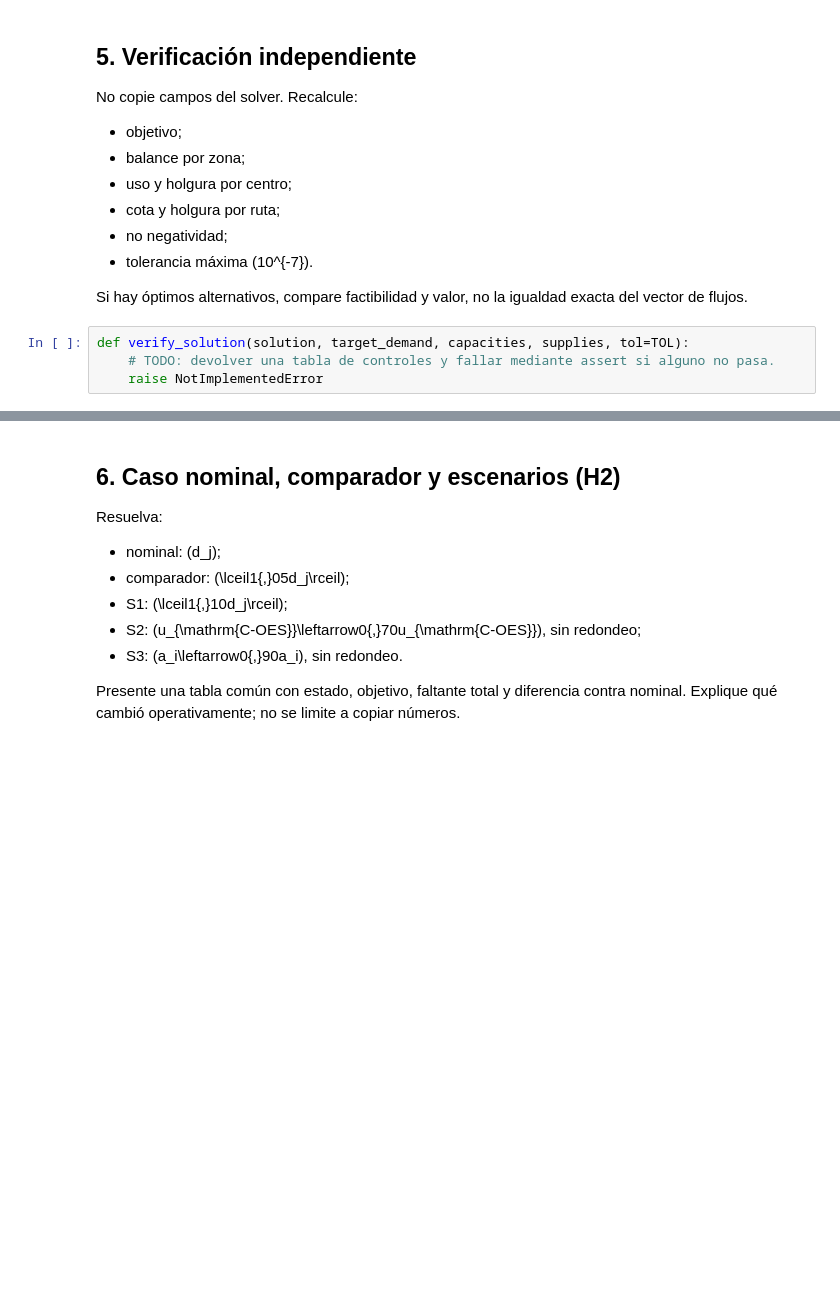
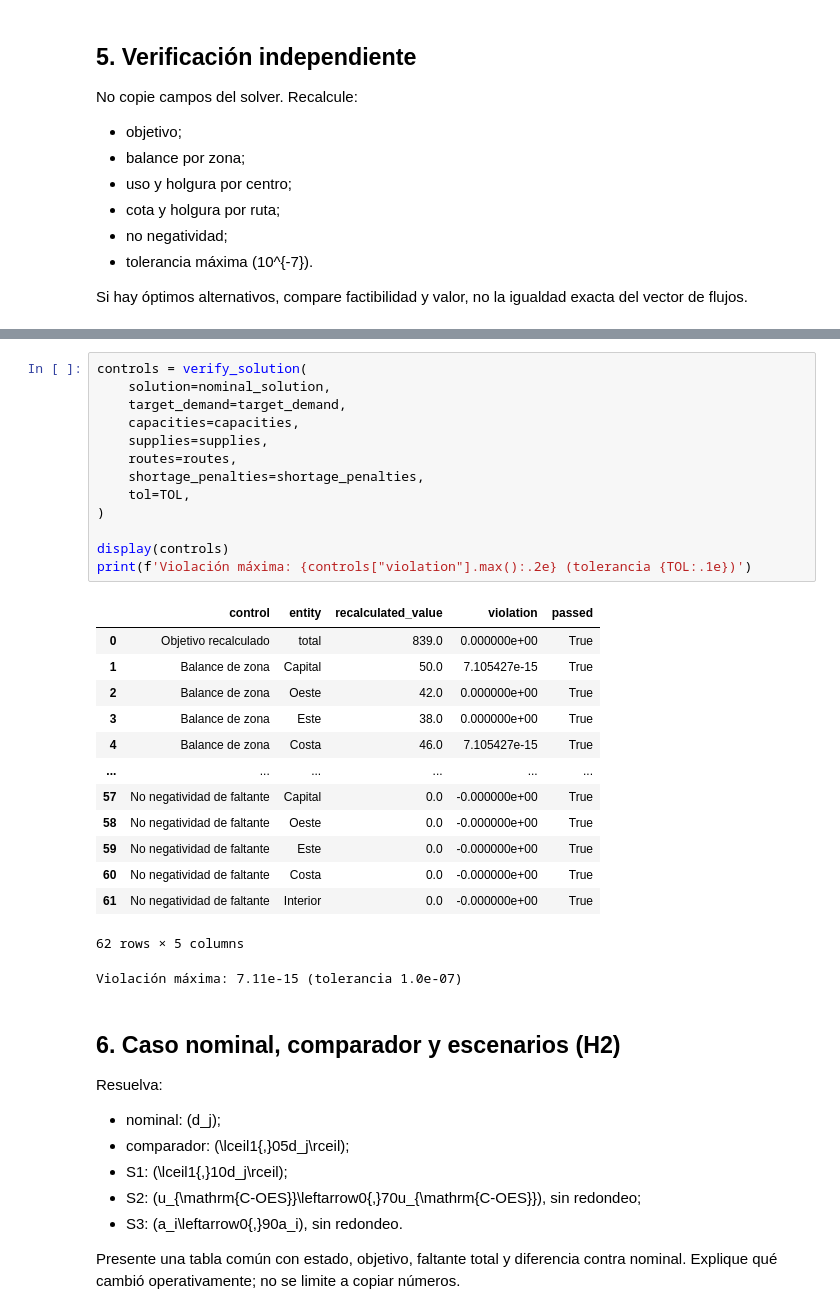
Before and after one commit to Marcodisario/Final-OPIO, a Jupyter notebook: Parte1/part1_primal.ipynb, the cells around one changed output, grey strips where cells are left out. Cells and saved outputs as stored; diff of their text form; blank space fills up the shorter version.

```diff
--- a/Parte1/part1_primal.ipynb
+++ b/Parte1/part1_primal.ipynb
@@ -97,7 +404,3 @@ No copie campos del solver. Recalcule:
 
 Si hay óptimos alternativos, compare factibilidad y valor, no la igualdad exacta
 del vector de flujos.
-# %%
-def verify_solution(solution, target_demand, capacities, supplies, tol=TOL):
-    # TODO: devolver una tabla de controles y fallar mediante assert si alguno no pasa.
-    raise NotImplementedError
@@ -104,3 +468,31 @@ def verify_solution(solution, target_demand, capacities, supplies, tol=TOL):
+# %%
+controls = verify_solution(
+    solution=nominal_solution,
+    target_demand=target_demand,
+    capacities=capacities,
+    supplies=supplies,
+    routes=routes,
+    shortage_penalties=shortage_penalties,
+    tol=TOL,
+)
+
+display(controls)
+print(f'Violación máxima: {controls["violation"].max():.2e} (tolerancia {TOL:.1e})')
+# %% [output]
+|  | control | entity | recalculated_value | violation | passed |
+| 0 | Objetivo recalculado | total | 839.0 | 0.000000e+00 | True |
+| 1 | Balance de zona | Capital | 50.0 | 7.105427e-15 | True |
+| 2 | Balance de zona | Oeste | 42.0 | 0.000000e+00 | True |
+| 3 | Balance de zona | Este | 38.0 | 0.000000e+00 | True |
+| 4 | Balance de zona | Costa | 46.0 | 7.105427e-15 | True |
+| ... | ... | ... | ... | ... | ... |
+| 57 | No negatividad de faltante | Capital | 0.0 | -0.000000e+00 | True |
+| 58 | No negatividad de faltante | Oeste | 0.0 | -0.000000e+00 | True |
+| 59 | No negatividad de faltante | Este | 0.0 | -0.000000e+00 | True |
+| 60 | No negatividad de faltante | Costa | 0.0 | -0.000000e+00 | True |
+| 61 | No negatividad de faltante | Interior | 0.0 | -0.000000e+00 | True |
+62 rows × 5 columns
+Violación máxima: 7.11e-15 (tolerancia 1.0e-07)
 # %% [markdown]
 ## 6. Caso nominal, comparador y escenarios (H2)
 
```
Also changed, not shown: parts of 16 cells of this notebook, 5 other files.
